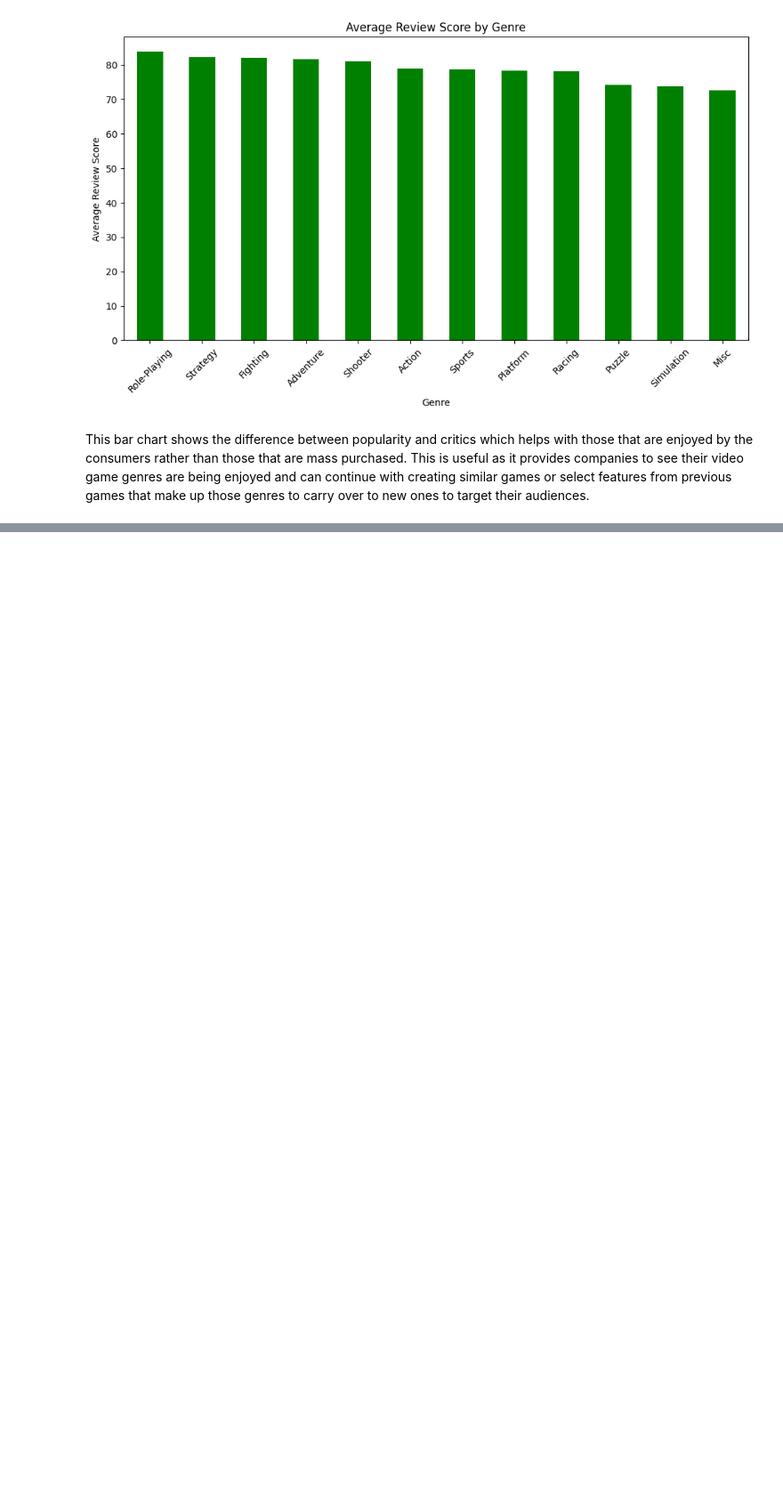
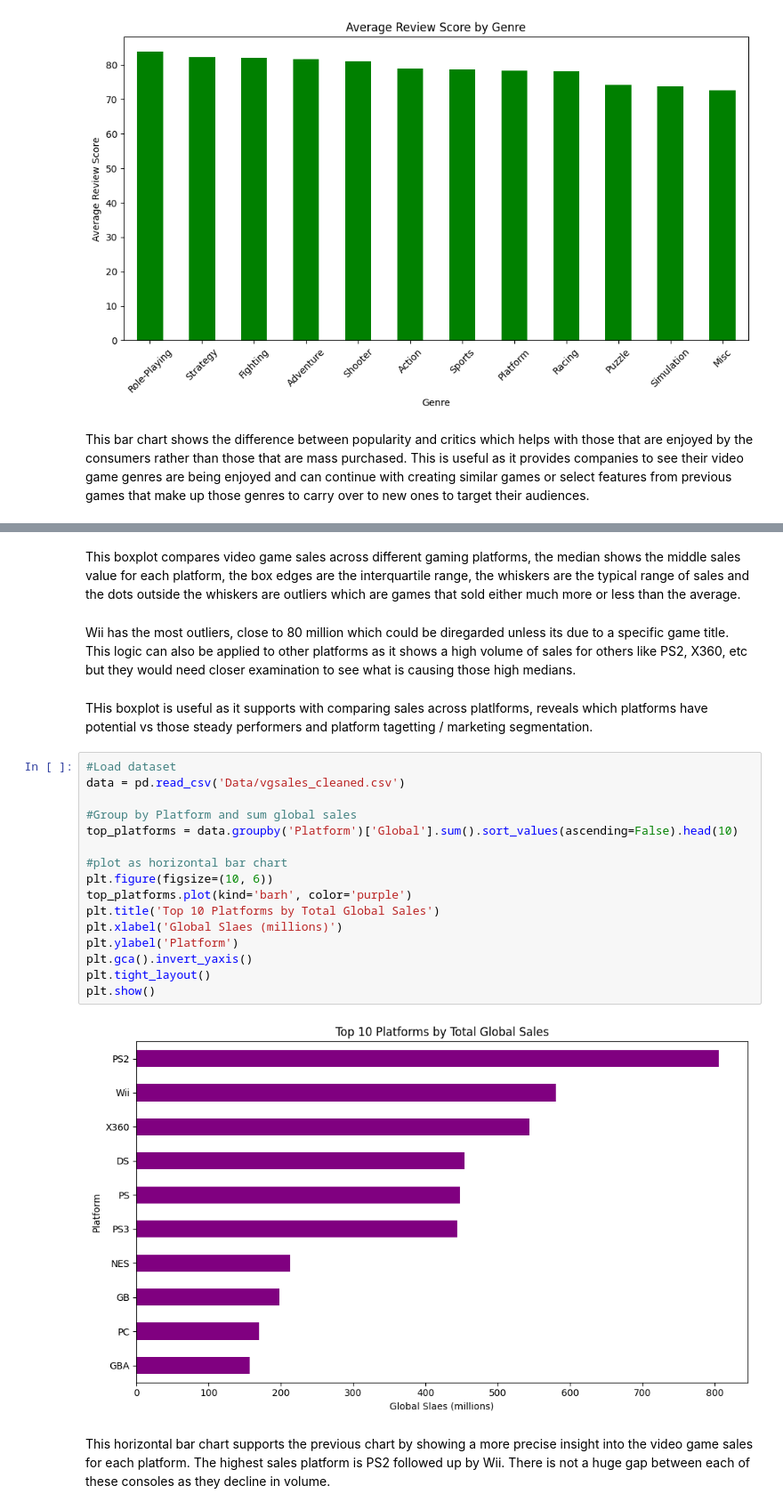
Before and after one commit to MichaelJDB/Video-Game-Sales-Analysis, a Jupyter notebook: jupyter_notebooks/EDA.ipynb, the cells around one changed output, grey strips where cells are left out. Shown: that part at 89% size. Cells and saved outputs as stored; diff of their text form; blank space fills up the shorter version.

```diff
--- a/jupyter_notebooks/EDA.ipynb
+++ b/jupyter_notebooks/EDA.ipynb
@@ -107,0 +146,26 @@ This bar chart shows the difference between popularity and critics which helps w
+# %% [markdown]
+This boxplot compares video game sales across different gaming platforms, the median shows the middle sales value for each platform, the box edges are the interquartile range, the whiskers are the typical range of sales and the dots outside the whiskers are outliers which are games that sold either much more or less than the average.
+# %% [markdown]
+Wii has the most outliers, close to 80 million which could be diregarded unless its due to a specific game title. This logic can also be applied to other platforms as it shows a high volume of sales for others like PS2, X360, etc but they would need closer examination to see what is causing those high medians.
+# %% [markdown]
+THis boxplot is useful as it supports with comparing sales across platlforms, reveals which platforms have potential vs those steady performers and platform tagetting / marketing segmentation.
+# %%
+#Load dataset
+data = pd.read_csv('Data/vgsales_cleaned.csv')
+
+#Group by Platform and sum global sales
+top_platforms = data.groupby('Platform')['Global'].sum().sort_values(ascending=False).head(10)
+
+#plot as horizontal bar chart
+plt.figure(figsize=(10, 6))
+top_platforms.plot(kind='barh', color='purple')
+plt.title('Top 10 Platforms by Total Global Sales')
+plt.xlabel('Global Slaes (millions)')
+plt.ylabel('Platform')
+plt.gca().invert_yaxis()
+plt.tight_layout()
+plt.show()
+# %% [output]
+[figure, added]
+# %% [markdown]
+This horizontal bar chart supports the previous chart by showing a more precise insight into the video game sales for each platform. The highest sales platform is PS2 followed up by Wii. There is not a huge gap between each of these consoles as they decline in volume.
```
Also changed, not shown: parts of 5 cells of this notebook.
